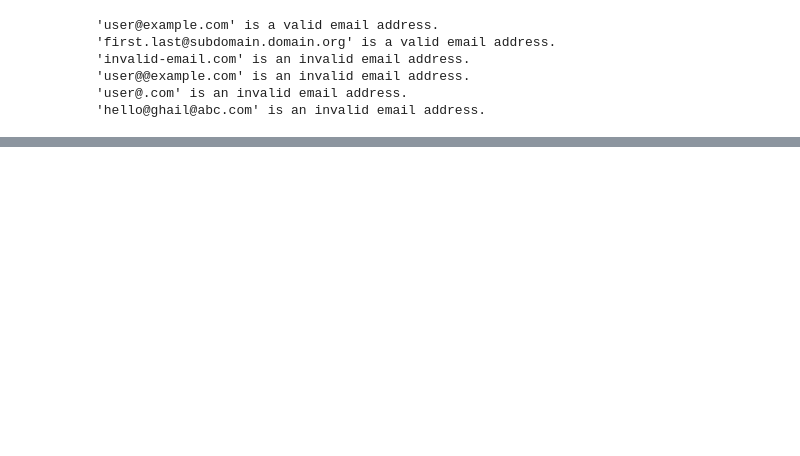
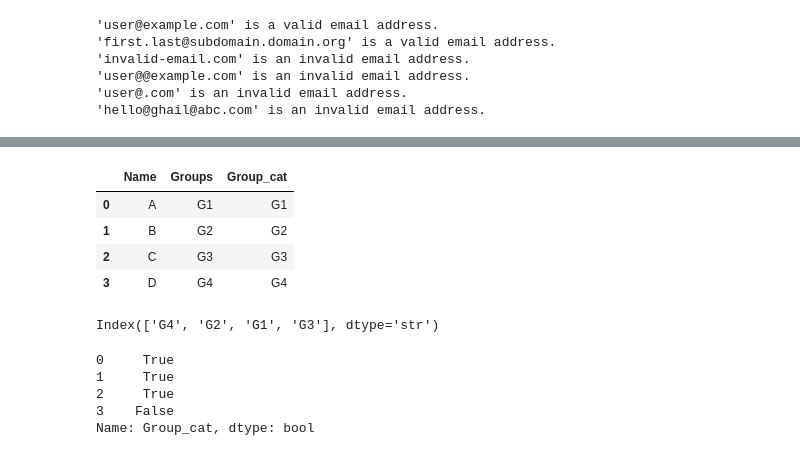
Before and after one commit to Fishimal/Ultimate-Data-Science-Gen-AI-Agentic-AI-Bootcamp, a Jupyter notebook: Practical/level_2/lectures/28-02-2026/28-02-2026.ipynb, the cells around one changed output, grey strips where cells are left out. Drawn from its saved outputs; the diff is of its cells as text; code cells hidden in the pictures; blank space fills up the shorter version.

```diff
--- a/Practical/level_2/lectures/28-02-2026/28-02-2026.ipynb
+++ b/Practical/level_2/lectures/28-02-2026/28-02-2026.ipynb
@@ -158,0 +316,7 @@ for email in test_emails:
+# %%
+class_data = {
+    'Name' : ['A', 'B', 'C', 'D'],
+    'Groups' : ['G1', 'G2', 'G3', 'G4']
+}
+# %%
+class_df = pd.DataFrame(class_data)
@@ -158,0 +349,6 @@ for email in test_emails:
+# %%
+class_df['Group_cat'] = pd.Categorical(
+    class_df['Groups'],
+    categories=['G4', 'G2', 'G1', 'G3'],     # Custom order : ascending order
+    ordered=True
+)
@@ -158,0 +368,20 @@ for email in test_emails:
+# %%
+class_df
+# %% [output]
+|  | Name | Groups | Group_cat |
+| 0 | A | G1 | G1 |
+| 1 | B | G2 | G2 |
+| 2 | C | G3 | G3 |
+| 3 | D | G4 | G4 |
+# %%
+class_df['Group_cat'].cat.categories
+# %% [output]
+Index(['G4', 'G2', 'G1', 'G3'], dtype='str')
+# %%
+class_df['Group_cat'] > 'G4'
+# %% [output]
+0     True
+1     True
+2     True
+3    False
+Name: Group_cat, dtype: bool
```
Also changed, not shown: parts of 72 cells of this notebook.
